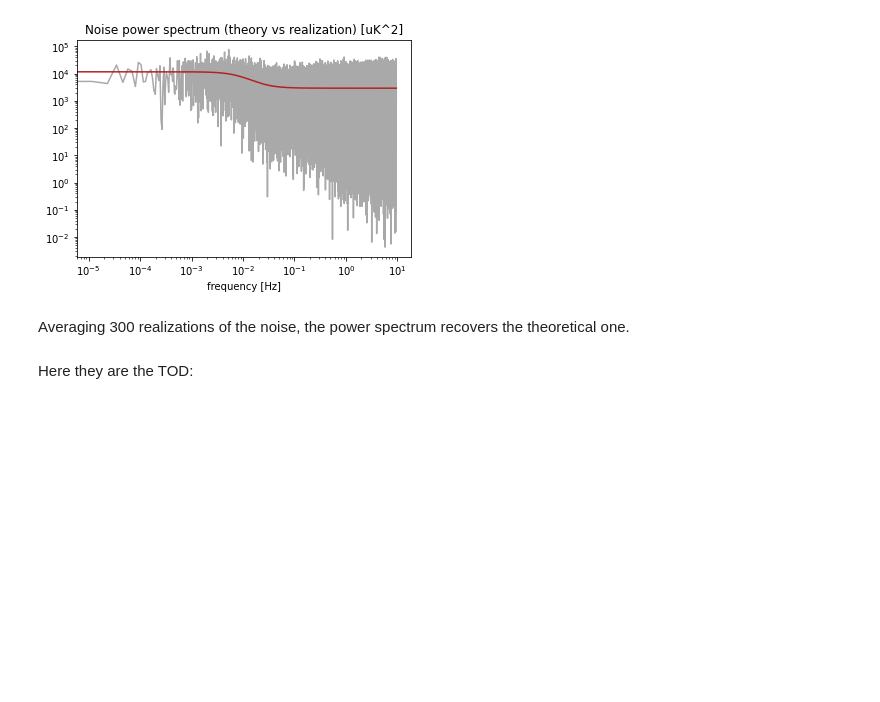
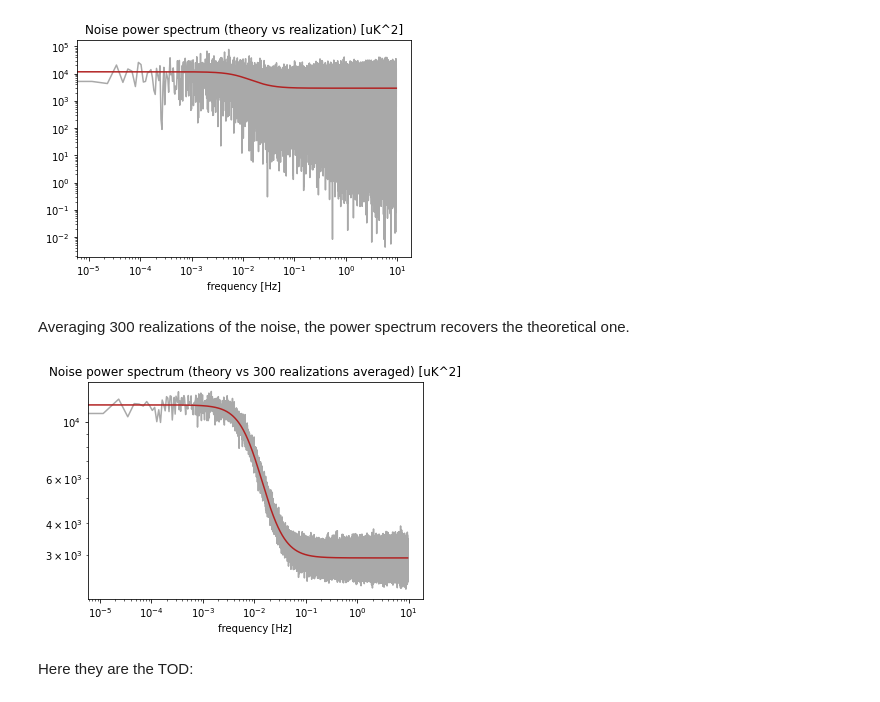
Before and after one commit to martamonelli/beamconv_tidy, a Jupyter notebook: beamconv/demo_PySM_IMO_non-idealities_dipole.ipynb, the cells around one changed output. Saved outputs shown, nothing was run; the diff lists cells and outputs as text; code cells hidden in the pictures; blank space fills up the shorter version.

```diff
--- a/beamconv/demo_PySM_IMO_non-idealities_dipole.ipynb
+++ b/beamconv/demo_PySM_IMO_non-idealities_dipole.ipynb
@@ -540,27 +520,29 @@ plt.show()
 # %% [markdown]
 Averaging 300 realizations of the noise, the power spectrum recovers the theoretical one.
 # %%
-#ps = np.zeros(nsamp)
-#nps = int(300)
-#
-#gen = ducc0.misc.OofaNoise(sigma, f_min, f_knee, f_samp, slope)
-#
-#for i in range(nps):
-#    noise = np.zeros(nsamp)
-#    for chunk in range(nchunk):
-#        inp = np.random.normal(0.,1.,(nsamp_chunk,))
-#        #
-#        noise[chunk*nsamp_chunk:(chunk+1)*nsamp_chunk] = gen.filterGaussian(inp)
-#    ps += np.abs(np.fft.fft(noise))**2 / nsamp
-#
-#ps = ps/nps
+ps = np.zeros(nsamp)
+nps = int(300)
+
+gen = ducc0.misc.OofaNoise(sigma, f_min, f_knee, f_samp, slope)
+
+for i in range(nps):
+    noise = np.zeros(nsamp)
+    for chunk in range(nchunk):
+        inp = np.random.normal(0.,1.,(nsamp_chunk,))
+        #
+        noise[chunk*nsamp_chunk:(chunk+1)*nsamp_chunk] = gen.filterGaussian(inp)
+    ps += np.abs(np.fft.fft(noise))**2 / nsamp
+
+ps = ps/nps
 # %%
 # Plotting the power spectrum
-#plt.loglog(freqs[:ps.size//2],ps[:ps.size//2],'darkgray')
-#plt.loglog(freqs[:ps.size//2],ps_theory[:ps.size//2],'firebrick')
-#plt.title('Noise power spectrum (theory vs 300 realizations averaged) [uK^2]')
-#plt.xlabel('frequency [Hz]')
-#plt.show()
+plt.loglog(freqs[:ps.size//2],ps[:ps.size//2],'darkgray')
+plt.loglog(freqs[:ps.size//2],ps_theory[:ps.size//2],'firebrick')
+plt.title('Noise power spectrum (theory vs 300 realizations averaged) [uK^2]')
+plt.xlabel('frequency [Hz]')
+plt.show()
+# %% [output]
+[figure, added]
 # %% [markdown]
 Here they are the TOD:
 # %%
```
Also changed, not shown: parts of 11 cells of this notebook, 1 other file.
